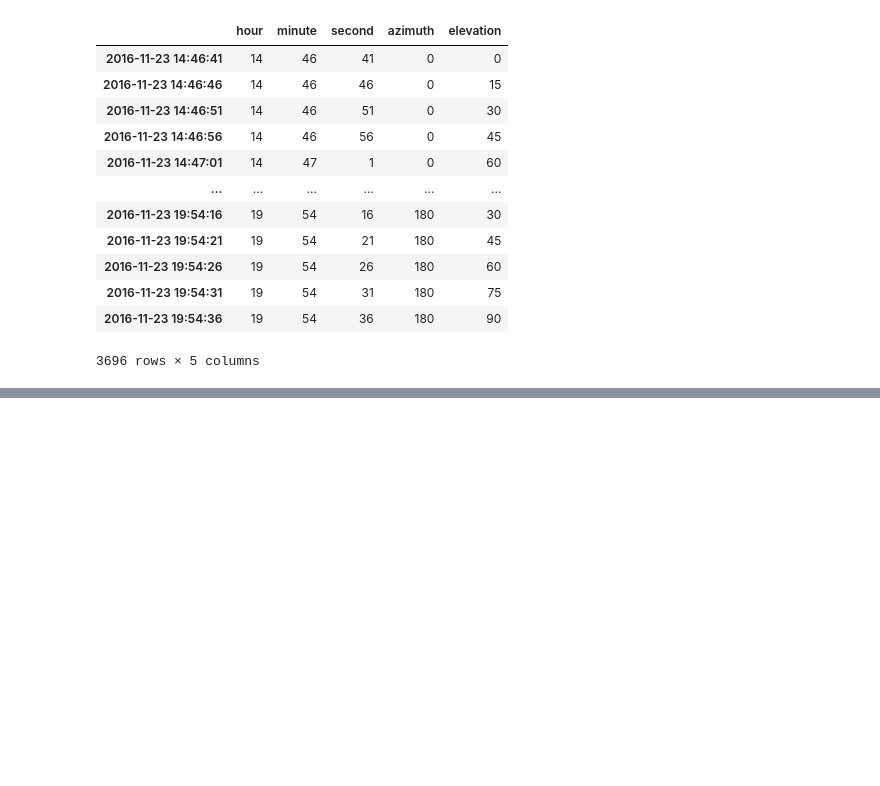
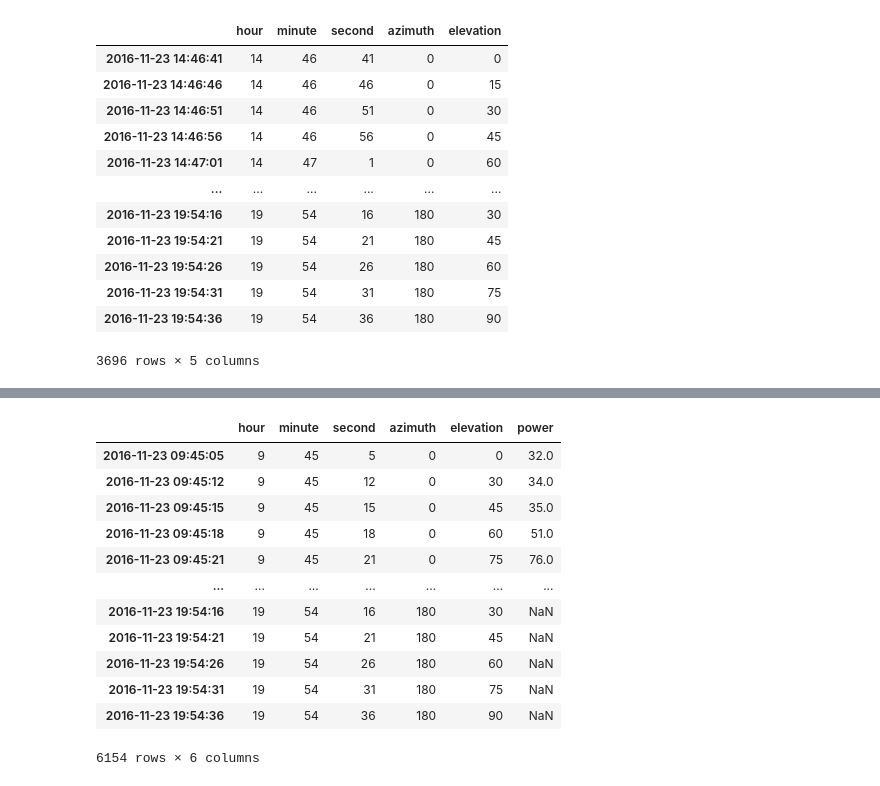
Before and after one commit to Cecco-Bandi/PV_project, a Jupyter notebook: main.ipynb, the cells around one changed output, grey strips where cells are left out. Saved outputs shown, nothing was run; the diff lists cells and outputs as text; code cells hidden in the pictures; blank space fills up the shorter version.

```diff
--- a/main.ipynb
+++ b/main.ipynb
@@ -758,0 +776,17 @@ future_df
+# %%
+final_df = pd.concat([high_altitude, future_df], axis=0)
+final_df
+# %% [output]
+|  | hour | minute | second | azimuth | elevation | power |
+| 2016-11-23 09:45:05 | 9 | 45 | 5 | 0 | 0 | 32.0 |
+| 2016-11-23 09:45:12 | 9 | 45 | 12 | 0 | 30 | 34.0 |
+| 2016-11-23 09:45:15 | 9 | 45 | 15 | 0 | 45 | 35.0 |
+| 2016-11-23 09:45:18 | 9 | 45 | 18 | 0 | 60 | 51.0 |
+| 2016-11-23 09:45:21 | 9 | 45 | 21 | 0 | 75 | 76.0 |
+| ... | ... | ... | ... | ... | ... | ... |
+| 2016-11-23 19:54:16 | 19 | 54 | 16 | 180 | 30 | NaN |
+| 2016-11-23 19:54:21 | 19 | 54 | 21 | 180 | 45 | NaN |
+| 2016-11-23 19:54:26 | 19 | 54 | 26 | 180 | 60 | NaN |
+| 2016-11-23 19:54:31 | 19 | 54 | 31 | 180 | 75 | NaN |
+| 2016-11-23 19:54:36 | 19 | 54 | 36 | 180 | 90 | NaN |
+6154 rows × 6 columns
```
Also changed, not shown: parts of 51 cells of this notebook, 3 other files.
